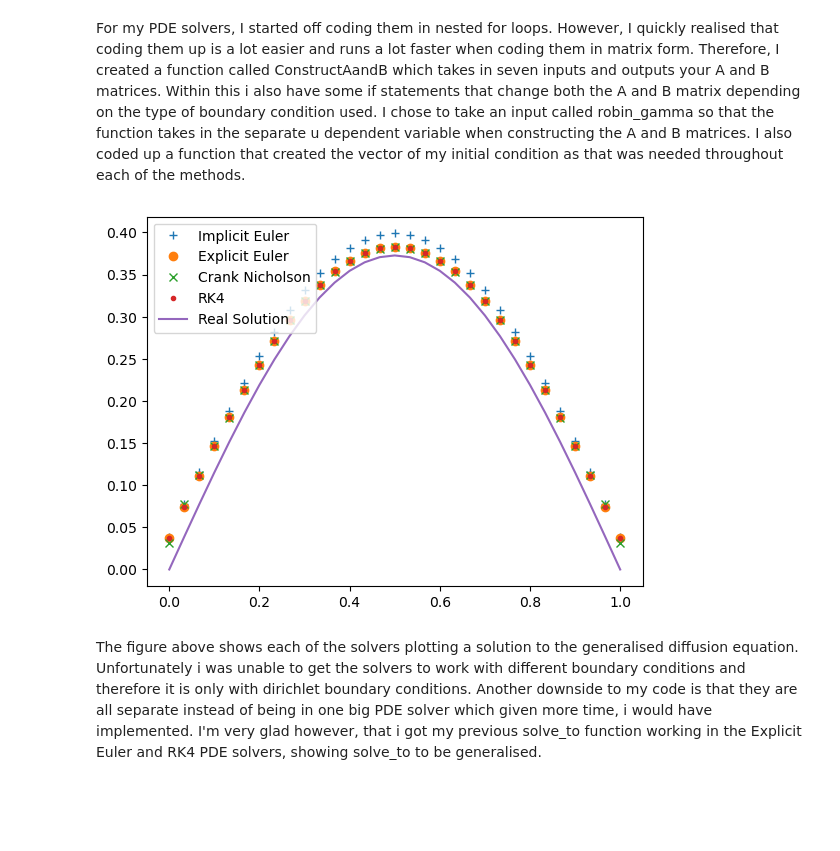
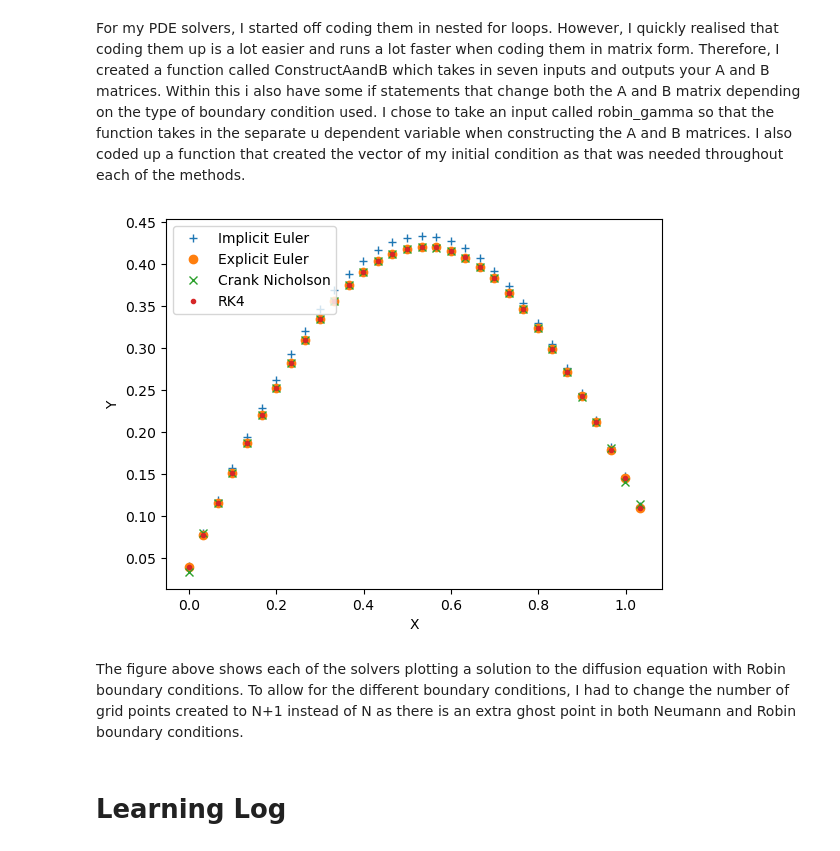
Before and after one commit to Jack904/SciCompCoursework, a Jupyter notebook: Scientific Computing Coursework Jack Gurney.ipynb, the cells around one changed output. Drawn from its saved outputs; the diff is of its cells as text; code cells hidden in the pictures; blank space fills up the shorter version.

```diff
--- a/Scientific Computing Coursework Jack Gurney.ipynb
+++ b/Scientific Computing Coursework Jack Gurney.ipynb
@@ -117,31 +126,29 @@ For my PDE solvers, I started off coding them in nested for loops. However, I qu
 # %%
     from ImplicitEuler import *
     N = 31
     D = 0.1
     a = 0
     b = 1
     bc_left = 0
     bc_right = 0
     t_end = 1
     dt = 0.1
-    real_x = np.linspace(0,1,N)
 
-
-
-
-    U_exact_rk4, X = RK4PDESolver(N,a,b,bc_left,bc_right,t_end,InitialCond,dt,D)
-    U_exact_Euler, X = EXPEulerPDESolver(N,a,b,bc_left,bc_right,t_end,InitialCond,dt,D)
-    U_Imp,X_Imp = ImplicitEuler(N,a,b,bc_left,bc_right,t_end,InitialCond,dt,D)
-    U_Crank,X_Crank = CrankNicholson(N,a,b,bc_left,bc_right,t_end,InitialCond,dt,D)
-    real_U = Actual_sol(real_x,1,0,1,D)
+    U_exact_rk4, X = RK4PDESolver(N,a,b,bc_left,bc_right,t_end,InitialCond,dt,D,bc_right_condition = 'Robin',robin_gamma = 10)
+    U_exact_Euler, X = EXPEulerPDESolver(N,a,b,bc_left,bc_right,t_end,InitialCond,dt,D,bc_right_condition = 'Robin',robin_gamma = 10)
+    U_Imp,X_Imp = ImplicitEuler(N,a,b,bc_left,bc_right,t_end,InitialCond,dt,D,bc_right_condition = 'Robin',robin_gamma = 10)
+    U_Crank,X_Crank = CrankNicholson(N,a,b,bc_left,bc_right,t_end,InitialCond,dt,D,bc_right_condition = 'Robin',robin_gamma = 10)
     plt.plot(X_Imp,U_Imp[:,-1],'+', label = 'Implicit Euler')
     plt.plot(X, U_exact_Euler[-1],'o',label = 'Explicit Euler')
     plt.plot(X_Crank,U_Crank[:,-1],'x',label = 'Crank Nicholson')
     plt.plot(X, U_exact_rk4[-1],'.',label = 'RK4')
-    plt.plot(real_x,real_U, label = 'Real Solution')
     plt.legend(loc = 'upper left')
+    plt.xlabel('X')
+    plt.ylabel('Y')
     plt.show()
 # %% [output]
-[figure, old version]
+[figure, new version]
 # %% [markdown]
-The figure above shows each of the solvers plotting a solution to the generalised diffusion equation. Unfortunately i was unable to get the solvers to work with different boundary conditions and therefore it is only with dirichlet boundary conditions. Another downside to my code is that they are all separate instead of being in one big PDE solver which given more time, i would have implemented. I'm very glad however, that i got my previous solve_to function working in the Explicit Euler and RK4 PDE solvers, showing solve_to to be generalised.
+The figure above shows each of the solvers plotting a solution to the diffusion equation with Robin boundary conditions. To allow for the different boundary conditions, I had to change the number of grid points created to N+1 instead of N as there is an extra ghost point in both Neumann and Robin boundary conditions.
+# %% [markdown]
+# Learning Log
```
Also changed, not shown: parts of 14 cells of this notebook, 4 other files.
